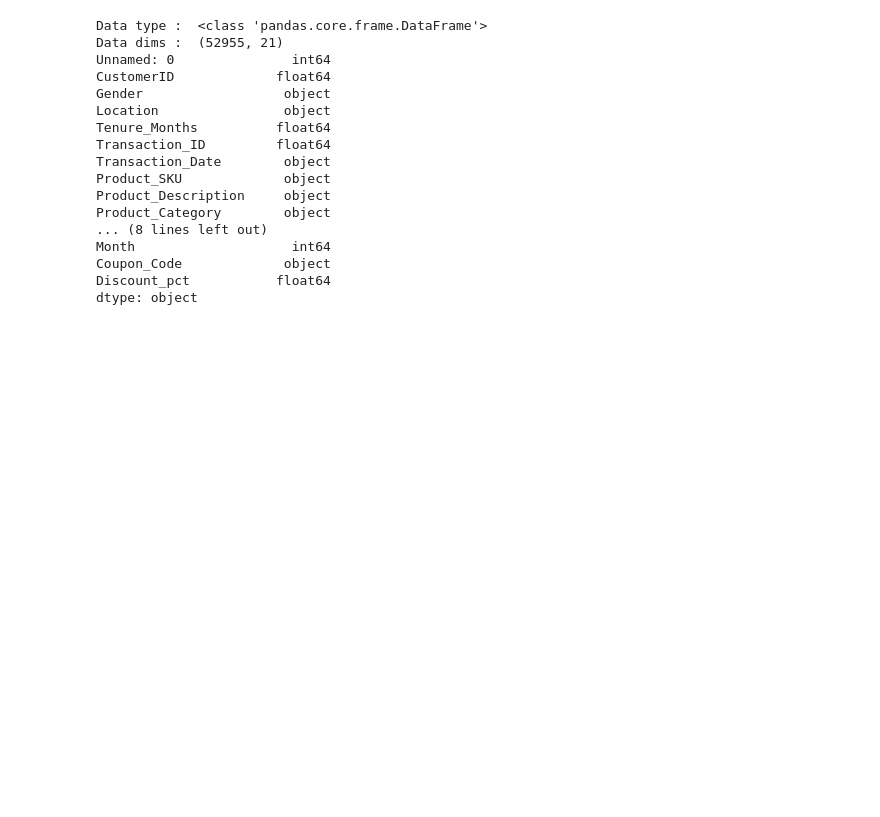
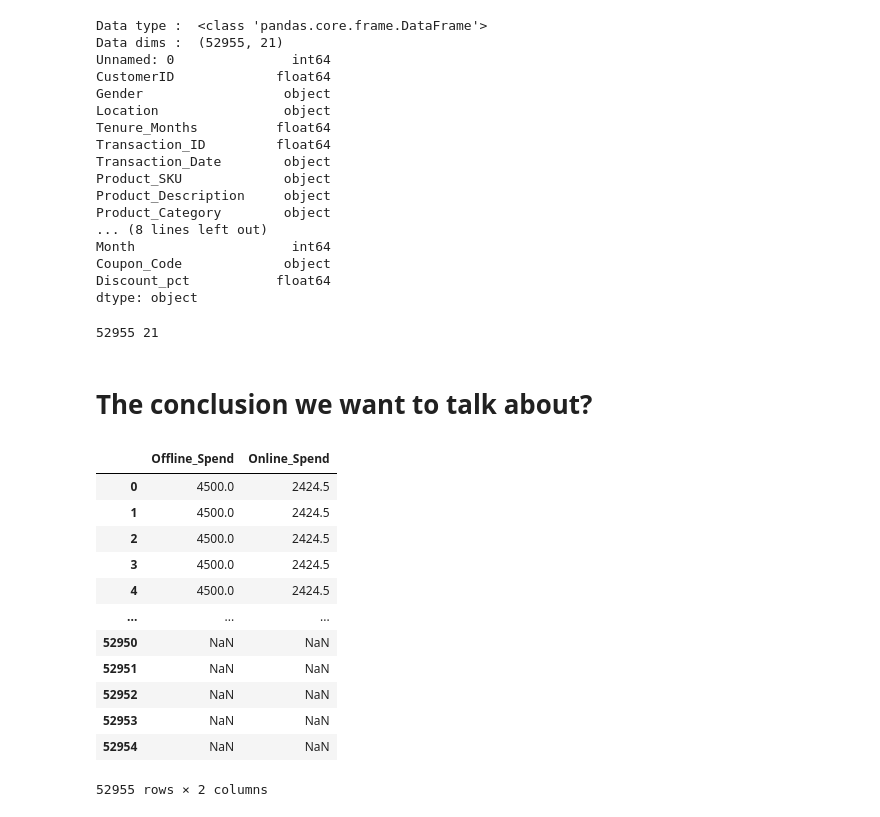
Before and after one commit to Yeesbae/SC1015_MiniProject, a Jupyter notebook: Project.ipynb, the cells around one changed output. Saved outputs shown, nothing was run; the diff lists cells and outputs as text; code cells hidden in the pictures; blank space fills up the shorter version.

```diff
--- a/Project.ipynb
+++ b/Project.ipynb
@@ -40,5 +72,29 @@ Discount_pct           float64
 dtype: object
 # %%
 df = pd.DataFrame(data)
-rows = len(df.axes[0])
-columns = len(df.axes[1])
+rows = df.shape[0] # Get number of rows
+columns = df.shape[1] # Get number of columns
+print(rows, columns)
+# %% [output]
+52955 21
+# %% [markdown]
+# The conclusion we want to talk about?
+# %%
+offline = pd.DataFrame(data['Offline_Spend'])
+online = pd.DataFrame(data['Online_Spend'])
+spendings = pd.concat([offline, online], axis=1)
+spendings
+# %% [output]
+|  | Offline_Spend | Online_Spend |
+| 0 | 4500.0 | 2424.5 |
+| 1 | 4500.0 | 2424.5 |
+| 2 | 4500.0 | 2424.5 |
+| 3 | 4500.0 | 2424.5 |
+| 4 | 4500.0 | 2424.5 |
+| ... | ... | ... |
+| 52950 | NaN | NaN |
+| 52951 | NaN | NaN |
+| 52952 | NaN | NaN |
+| 52953 | NaN | NaN |
+| 52954 | NaN | NaN |
+52955 rows × 2 columns
```
Also changed, not shown: parts of 12 cells of this notebook.
